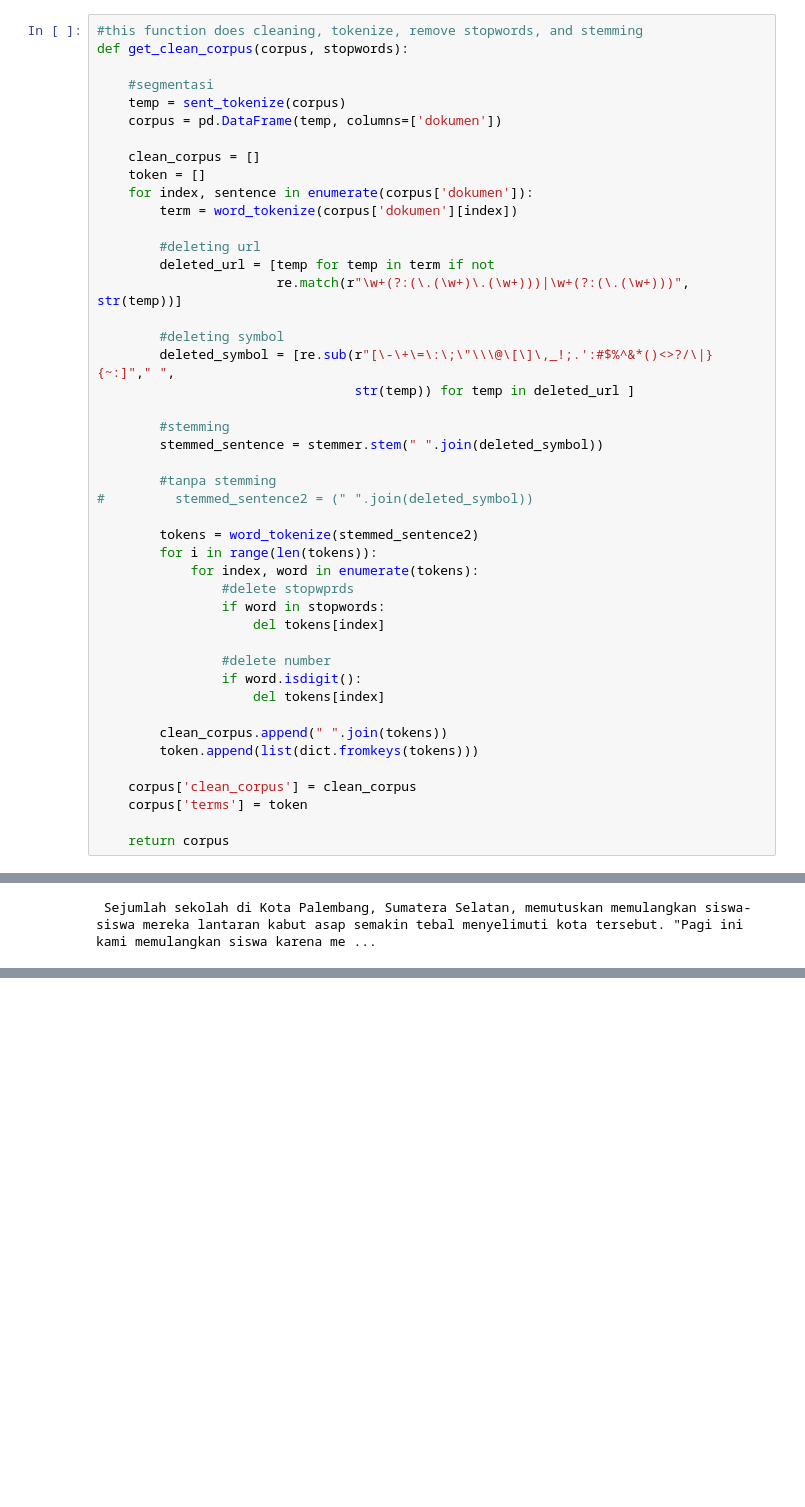
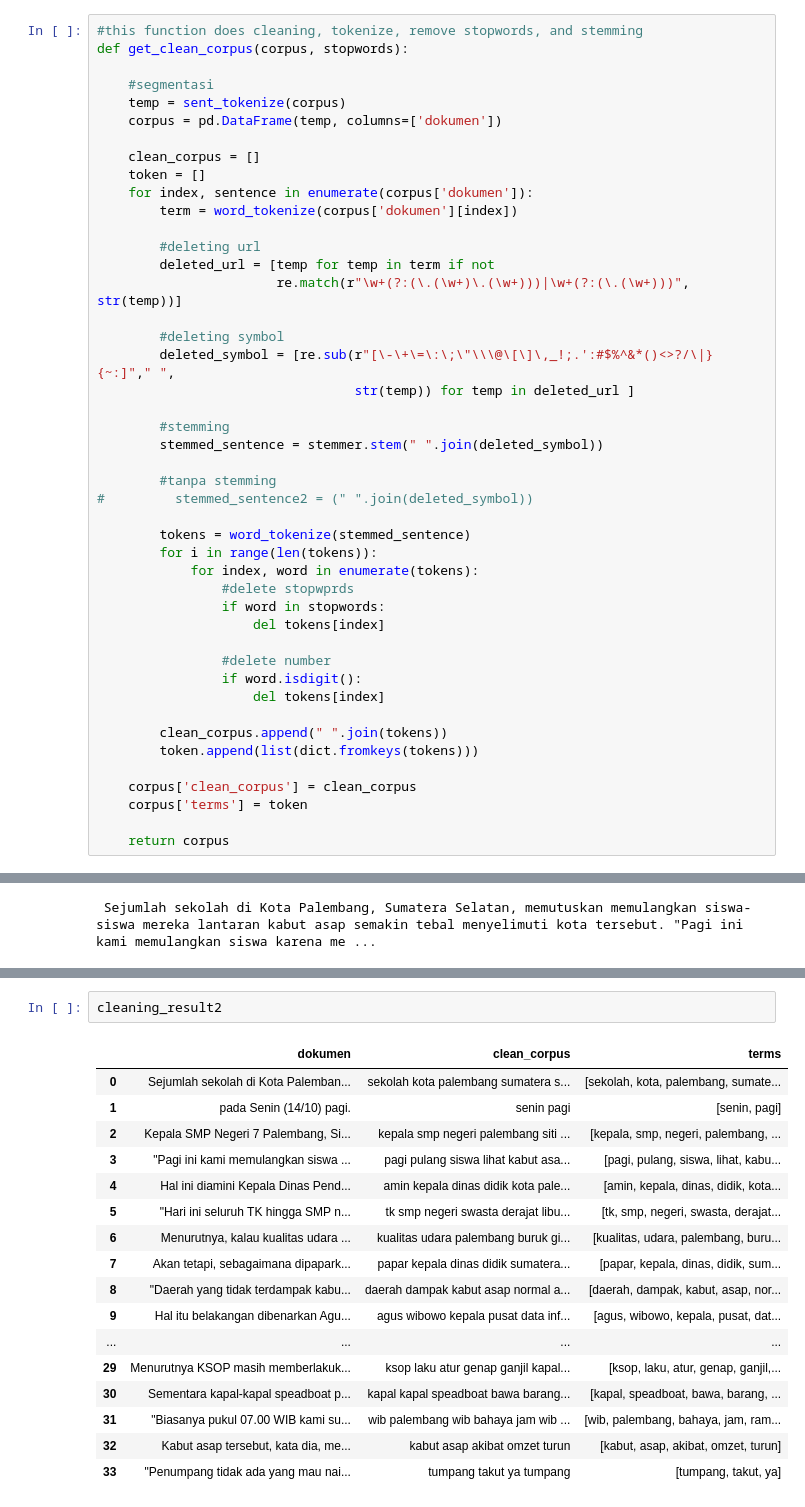
Before and after one commit to dahliahadfury/automaticsummarize, a Jupyter notebook: peringkasan BM25/final/summarize text-Copy1.ipynb, the cells around one changed output, grey strips where cells are left out. Cells and saved outputs as stored; diff of their text form; blank space fills up the shorter version.

```diff
--- a/peringkasan BM25/final/summarize text-Copy1.ipynb
+++ b/peringkasan BM25/final/summarize text-Copy1.ipynb
@@ -45,7 +45,7 @@ def get_clean_corpus(corpus, stopwords):
         #tanpa stemming
 #         stemmed_sentence2 = (" ".join(deleted_symbol))
 
-        tokens = word_tokenize(stemmed_sentence2)
+        tokens = word_tokenize(stemmed_sentence)
         for i in range(len(tokens)):
             for index, word in enumerate(tokens):
                 #delete stopwprds
@@ -402,0 +281,20 @@ dokumen_uji = [
+# %%
+cleaning_result2
+# %% [output]
+|  | dokumen | clean_corpus | terms |
+| 0 | Sejumlah sekolah di Kota Palemban... | sekolah kota palembang sumatera s... | [sekolah, kota, palembang, sumate... |
+| 1 | pada Senin (14/10) pagi. | senin pagi | [senin, pagi] |
+| 2 | Kepala SMP Negeri 7 Palembang, Si... | kepala smp negeri palembang siti ... | [kepala, smp, negeri, palembang, ... |
+| 3 | "Pagi ini kami memulangkan siswa ... | pagi pulang siswa lihat kabut asa... | [pagi, pulang, siswa, lihat, kabu... |
+| 4 | Hal ini diamini Kepala Dinas Pend... | amin kepala dinas didik kota pale... | [amin, kepala, dinas, didik, kota... |
+| 5 | "Hari ini seluruh TK hingga SMP n... | tk smp negeri swasta derajat libu... | [tk, smp, negeri, swasta, derajat... |
+| 6 | Menurutnya, kalau kualitas udara ... | kualitas udara palembang buruk gi... | [kualitas, udara, palembang, buru... |
+| 7 | Akan tetapi, sebagaimana dipapark... | papar kepala dinas didik sumatera... | [papar, kepala, dinas, didik, sum... |
+| 8 | "Daerah yang tidak terdampak kabu... | daerah dampak kabut asap normal a... | [daerah, dampak, kabut, asap, nor... |
+| 9 | Hal itu belakangan dibenarkan Agu... | agus wibowo kepala pusat data inf... | [agus, wibowo, kepala, pusat, dat... |
+| ... | ... | ... | ... |
+| 29 | Menurutnya KSOP masih memberlakuk... | ksop laku atur genap ganjil kapal... | [ksop, laku, atur, genap, ganjil,... |
+| 30 | Sementara kapal-kapal speadboat p... | kapal kapal speadboat bawa barang... | [kapal, speadboat, bawa, barang, ... |
+| 31 | "Biasanya pukul 07.00 WIB kami su... | wib palembang wib bahaya jam wib ... | [wib, palembang, bahaya, jam, ram... |
+| 32 | Kabut asap tersebut, kata dia, me... | kabut asap akibat omzet turun | [kabut, asap, akibat, omzet, turun] |
+| 33 | "Penumpang tidak ada yang mau nai... | tumpang takut ya tumpang | [tumpang, takut, ya] |
```
Also changed, not shown: parts of 13 cells of this notebook, 36 other files.
